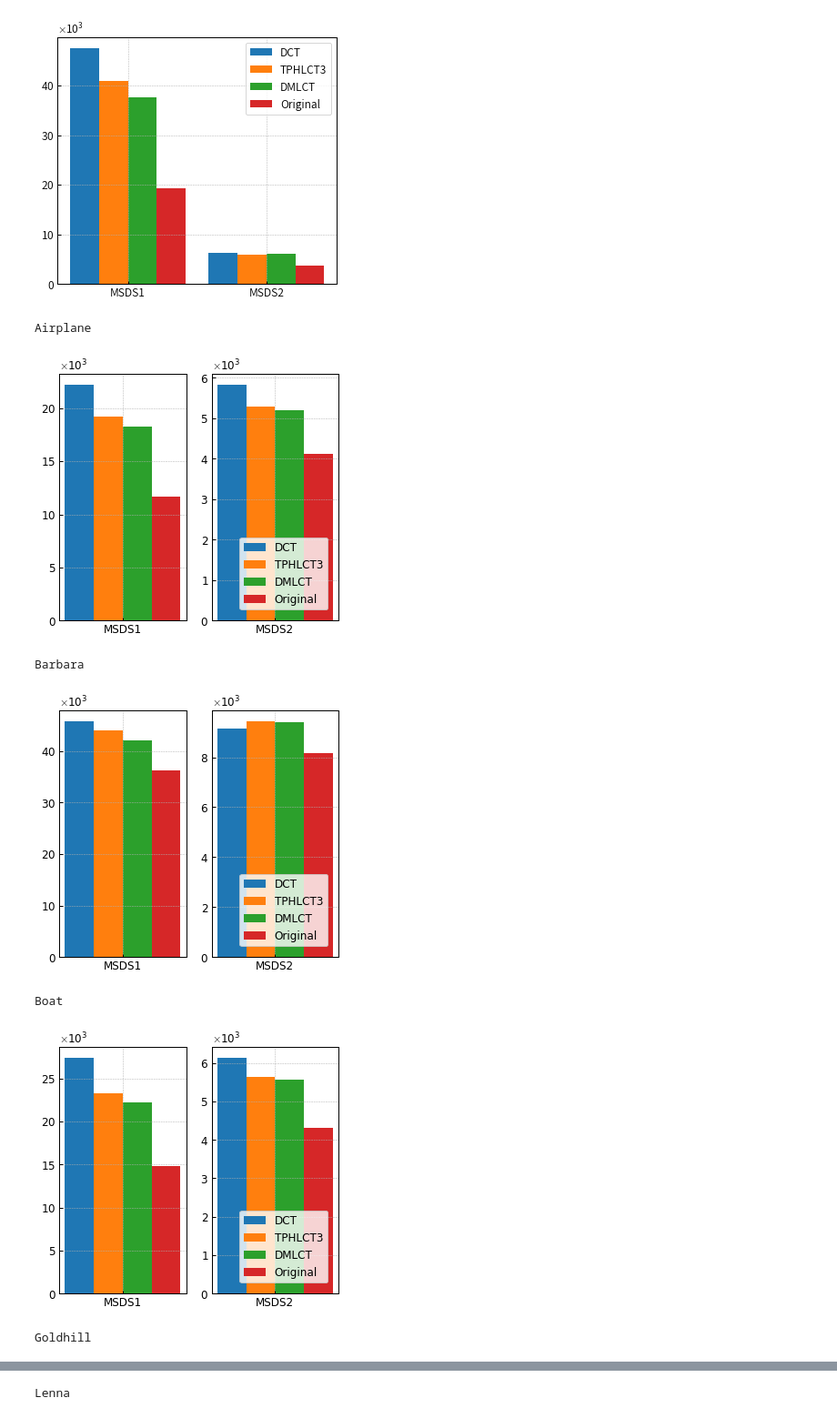
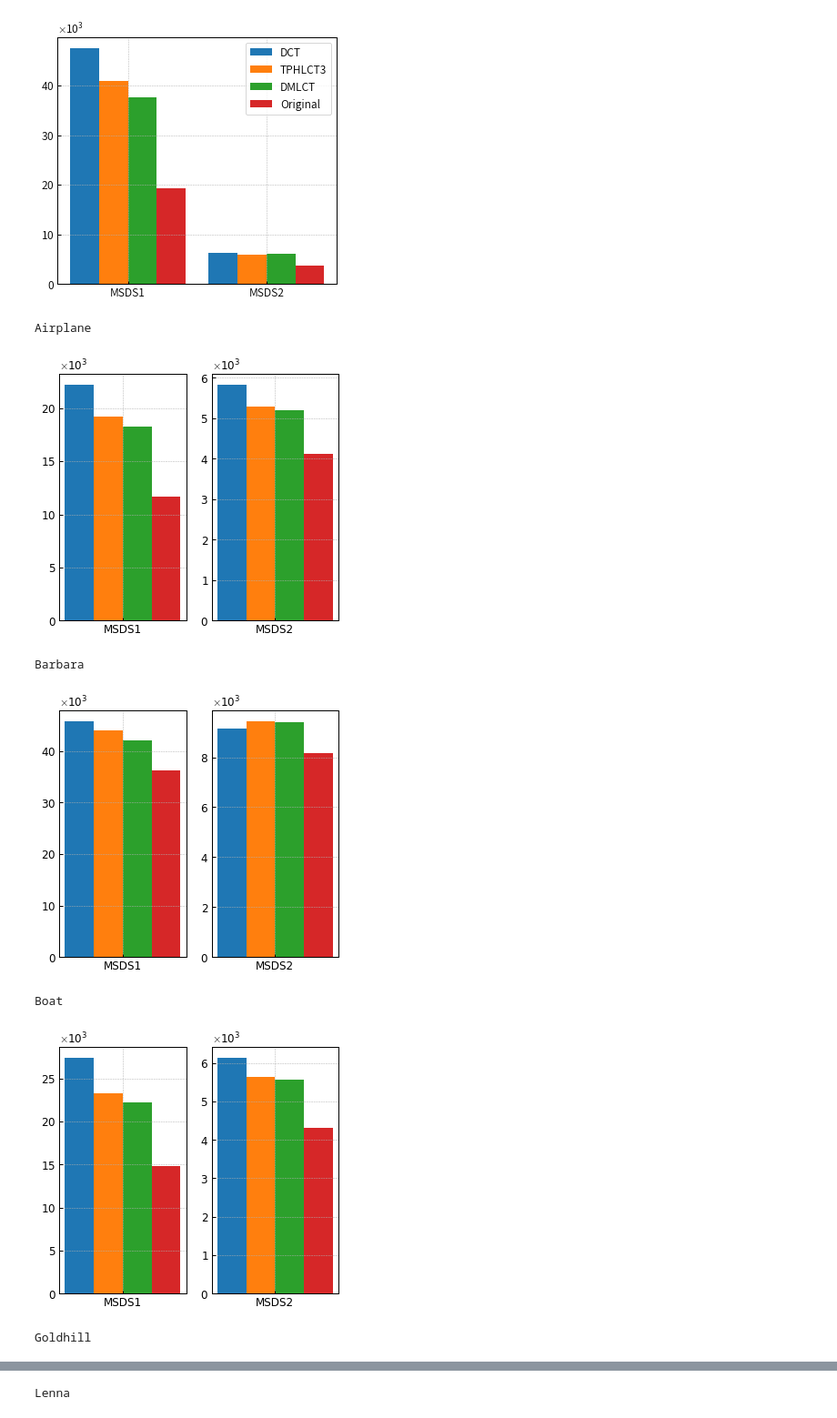
Before and after one commit to Hiroya-W/TPHLCT_and_DMLCT, a Jupyter notebook: Plot_tool/plot_tools.ipynb, the cells around one changed output, grey strips where cells are left out. Shown at 91% size. Drawn from its saved outputs; the diff is of its cells as text; code cells hidden in the pictures.

```diff
--- a/Plot_tool/plot_tools.ipynb
+++ b/Plot_tool/plot_tools.ipynb
@@ -36,7 +36,7 @@ class FixedOrderFormatter(ScalarFormatter):
     def _set_order_of_magnitude(self):
         self.orderOfMagnitude = self._order_of_mag
 # %%
-option = "8x8"
+option = "16x16"
 # %%
 df_1 = pd.read_excel("xlsx/DCT_"+ option +".xlsx",sheet_name=None)
 # %%
@@ -351,37 +351,38 @@ for key in df_1.keys():
     ind = np.arange(num_item_per_sample) * block
 
     ## 各サンプルについて、棒グラフを描画する
     for i in range(num_sample):
         ax.bar(
             ind + width*i, 		## 棒グラフの左下の点の座標。データ毎に少しずつズラす
             data[i], 			## 各始点にプロットされる1次元配列
             width, 				## 棒の幅
             label=legend_labels[i]	 	## 棒の凡例名
             )
 
     ## x軸に表示するラベルを設定する
     xlabels = np.array(["MSDS2"])
     ##x軸にラベルを表示する位置を設定する。
     xlocs = ind + width * num_sample / 2 - width/2
     ## xtics(labelの位置, label), labelは1次元配列
     ax.set_xticks(xlocs)
     ax.set_xticklabels(xlabels)
     ## 余白を加味したx軸方向の変域
 #     ax.set_xlim(-margin, ind[-1]+width*num_sample+margin)
 
     ax.yaxis.set_major_formatter(FixedOrderFormatter(3 ,useMathText=True))
     ax.ticklabel_format(style="sci",  axis="y",scilimits=(0,0))
 
-    ax.legend(bbox_to_anchor=(1, 0), loc='lower right', borderaxespad=1)
+#     ax.legend(bbox_to_anchor=(1.0, 0), loc='lower right', borderaxespad=1)
 #     ax.legend(bbox_to_anchor=(1, 0.5), loc='center right', borderaxespad=1)
+#     plt.tight_layout()#グラフが重ならず，設定した図のサイズ内に収まる。
 
     plt.savefig("output/msds" + key + "_" + option + ".png",dpi=300)
     plt.show()
 # %% [output]
 Airplane
-[figure, old version]
+[figure, new version]
 Barbara
-[figure, old version]
+[figure, new version]
 Boat
-[figure, old version]
+[figure, new version]
 Goldhill
```
Also changed, not shown: parts of 1 cell of this notebook, 31 other files.
